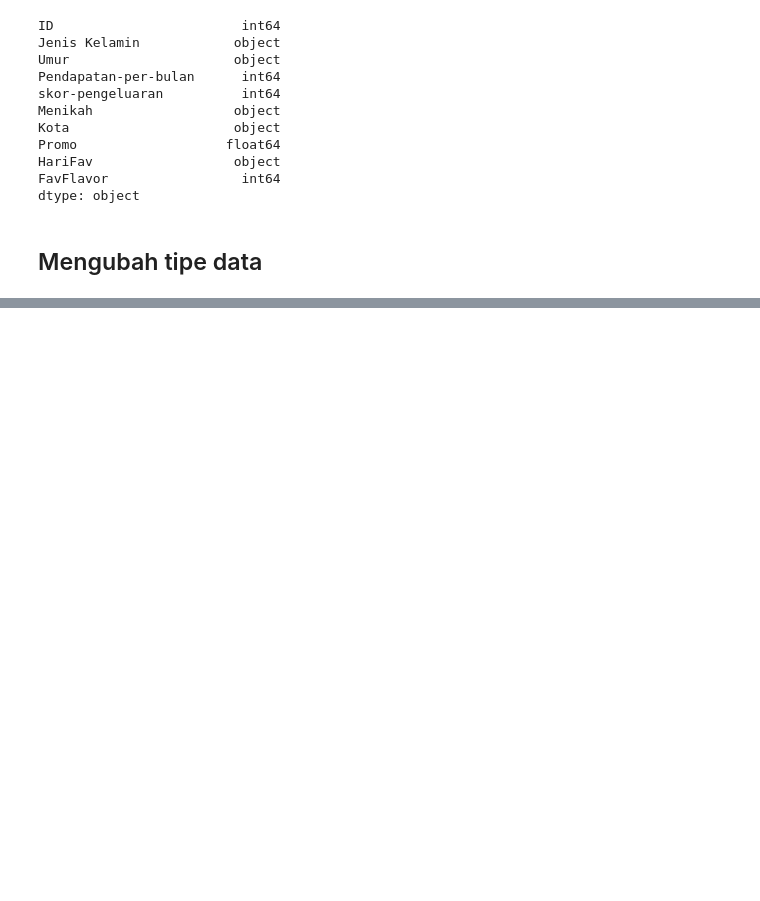
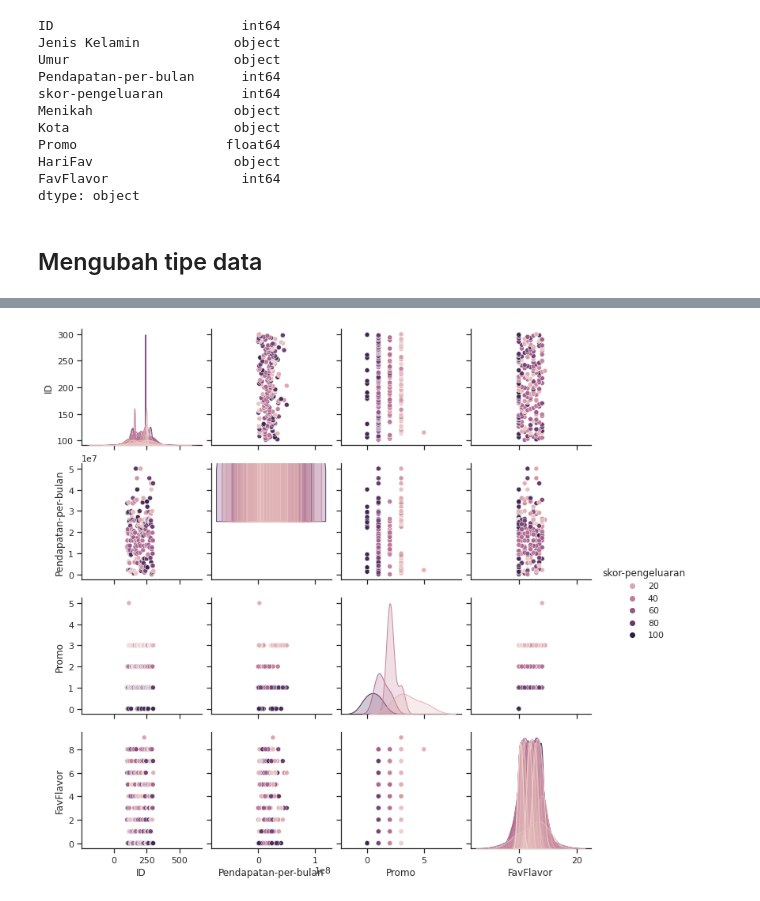
Before and after one commit to Nanasz/Kelompok7-DataMining2, a Jupyter notebook: Kelompok_7.ipynb, the cells around one changed output, grey strips where cells are left out. Cells and saved outputs as stored; diff of their text form; code cells hidden in the pictures; blank space fills up the shorter version.

```diff
--- a/Kelompok_7.ipynb
+++ b/Kelompok_7.ipynb
@@ -268,0 +294,4 @@ data.duplicated().sum()
+# %%
+g = sns.pairplot(data, hue="skor-pengeluaran")
+# %% [output]
+[figure, added]
```
Also changed, not shown: parts of 45 cells of this notebook.
